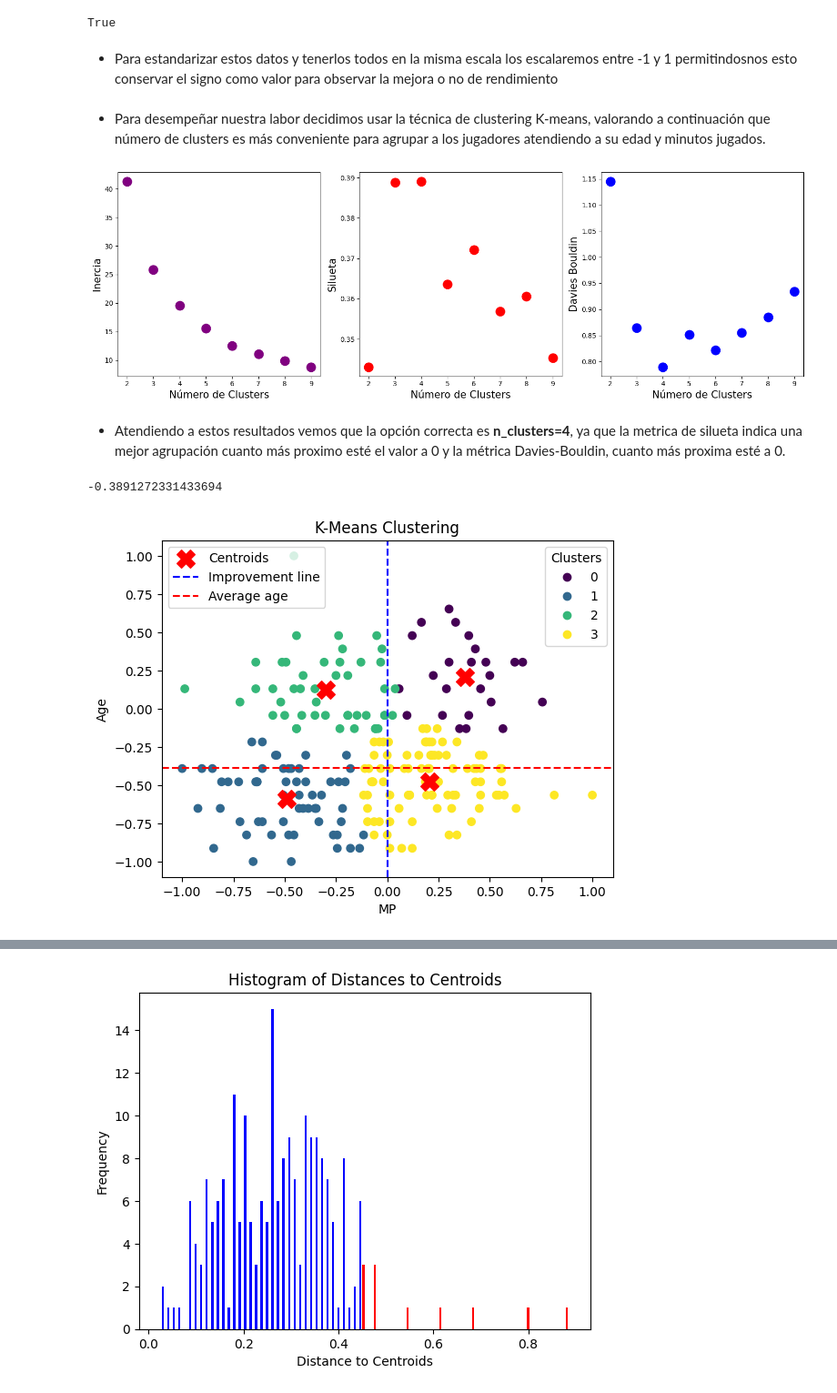
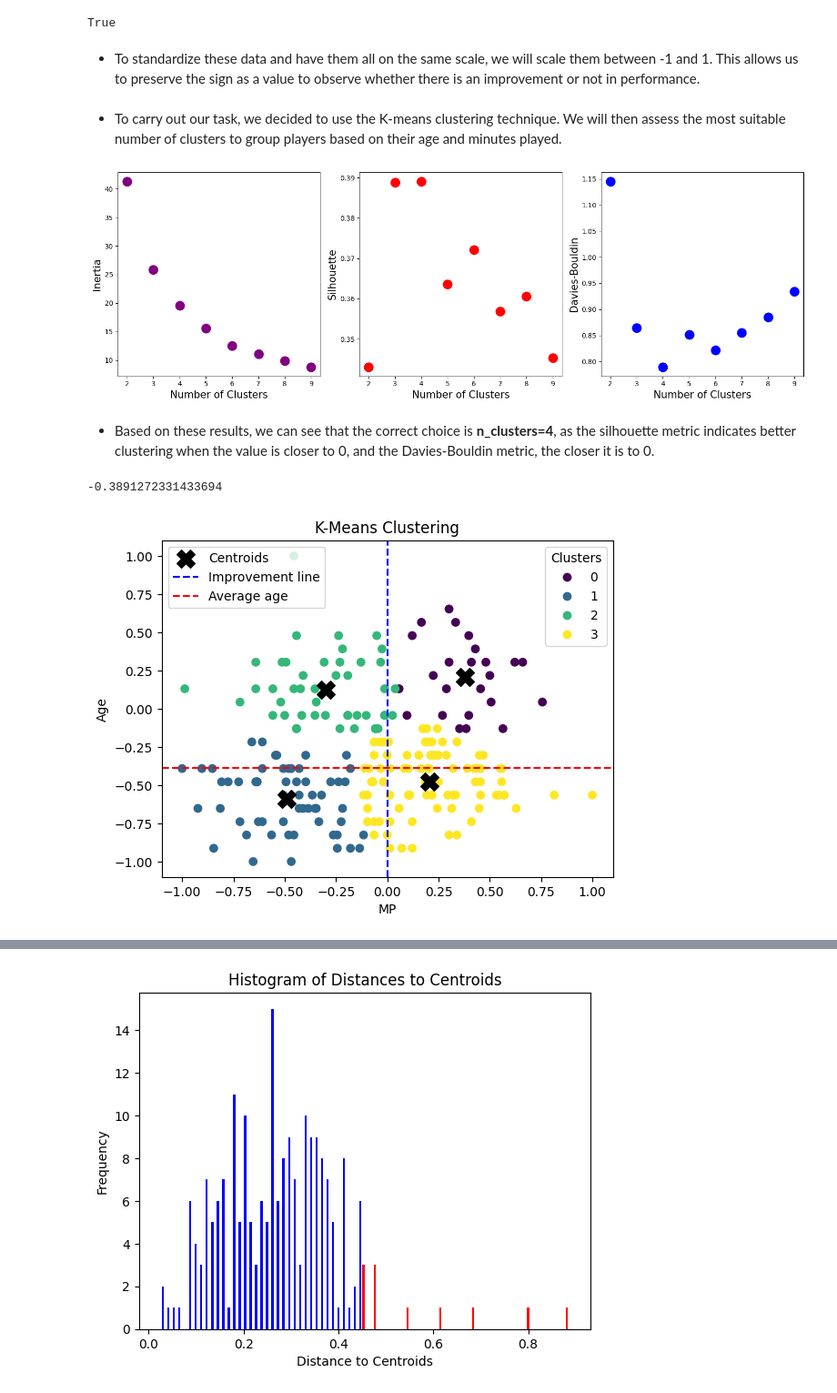
Before and after one commit to RoiRT/Anomalous_clustering_NBAplayers, a Jupyter notebook: anomalous_clustering_en.ipynb, the cells around one changed output, grey strips where cells are left out. Shown at 91% size. Cells and saved outputs as stored; diff of their text form; code cells hidden in the pictures.

```diff
--- a/IMDB.ipynb
+++ b/anomalous_clustering_en.ipynb
@@ -39,13 +38,13 @@ cols = df_PO_.columns.values
 
 df_dif = df_PO_.copy()
 df_dif[cols[7:]] = df_dif[cols[7:]] - df_RS_[cols[7:]]
-# %% [markdown]
-- Para estandarizar estos datos y tenerlos todos en la misma escala los escalaremos entre -1 y 1 permitindosnos esto conservar el signo como valor para observar la mejora o no de rendimiento
+# %% [markdown]
+- To standardize these data and have them all on the same scale, we will scale them between -1 and 1. This allows us to preserve the sign as a value to observe whether there is an improvement or not in performance.
 # %%
 scaler = MinMaxScaler(feature_range=(-1, 1))
 df_dif[list(cols[7:])+['Age']] = scaler.fit_transform(df_dif[list(cols[7:])+['Age']])
-# %% [markdown]
-- Para desempeñar nuestra labor decidimos usar la técnica de clustering K-means, valorando a continuación que número de clusters es más conveniente para agrupar a los jugadores atendiendo a su edad y minutos jugados.
+# %% [markdown]
+- To carry out our task, we decided to use the K-means clustering technique. We will then assess the most suitable number of clusters to group players based on their age and minutes played.
 # %%
 a = 'MP'
 b = 'Age'
@@ -66,28 +65,24 @@ for k in range(2, 10):
 
 fig, axs = plt.subplots(1, 3, figsize=(15, 5))
 
-# Subplot para Inercia
 axs[0].scatter(range(2, 10), inercias, marker="o", s=180, color="purple")
-axs[0].set_xlabel("Número de Clusters", fontsize=15)
-axs[0].set_ylabel("Inercia", fontsize=15)
+axs[0].set_xlabel("Number of Clusters", fontsize=15)
+axs[0].set_ylabel("Inertia", fontsize=15)
 
-# Subplot para Silueta
 axs[1].scatter(range(2, 10), siluetas, marker="o", s=180, color="red")
-axs[1].set_xlabel("Número de Clusters", fontsize=15)
-axs[1].set_ylabel("Silueta", fontsize=15)
+axs[1].set_xlabel("Number of Clusters", fontsize=15)
+axs[1].set_ylabel("Silhouette", fontsize=15)
 
-# Subplot para Davies Bouldin
 axs[2].scatter(range(2, 10), davies_bouldins, marker="o", s=180, color="blue")
-axs[2].set_xlabel("Número de Clusters", fontsize=15)
+axs[2].set_xlabel("Number of Clusters", fontsize=15)
 axs[2].set_ylabel("Davies-Bouldin", fontsize=15)
 
-# Ajustar espaciado entre subplots y mostrar gráficos
 plt.tight_layout()
 plt.show()
 # %% [output]
-[figure, old version]
+[figure, new version]
-# %% [markdown]
-- Atendiendo a estos resultados vemos que la opción correcta es **n_clusters=4**, ya que la metrica de silueta indica una mejor agrupación cuanto más proximo esté el valor a 0 y la métrica Davies-Bouldin, cuanto más proxima esté a 0.
+# %% [markdown]
+- Based on these results, we can see that the correct choice is **n_clusters=4**, as the silhouette metric indicates better clustering when the value is closer to 0, and the Davies-Bouldin metric, the closer it is to 0.
 # %%
 kmeans = KMeans(n_clusters=4, random_state=42).fit(X)
 # %%
@@ -104,22 +99,22 @@ print(x_mean_norm)
 # %%
 labels = kmeans.labels_
 centroids = kmeans.cluster_centers_
 
 fig, ax = plt.subplots()
 
 scatter1 = plt.scatter(X[:, 0], X[:, 1], c=labels, cmap='viridis')
 legend1 = ax.legend(*scatter1.legend_elements(), title="Clusters", loc='upper right')
 ax.add_artist(legend1)
-scatter2 = plt.scatter(centroids[:, 0], centroids[:, 1], c='red', marker='X', s=200, label="Centroids")
+scatter2 = plt.scatter(centroids[:, 0], centroids[:, 1], c='black', marker='X', s=200, label="Centroids")
 
 plt.axvline(x=0, color='blue', linestyle='--', label="Improvement line")
 plt.axhline(y=x_mean_norm, color='red', linestyle='--', label="Average age")
 
 ax.legend(loc="upper left")
 
 plt.xlabel(a)
 plt.ylabel(b)
 plt.title('K-Means Clustering')
 plt.show()
 # %% [output]
-[figure, old version]
+[figure, new version]
```
Also changed, not shown: parts of 15 cells of this notebook, 2 other files.
